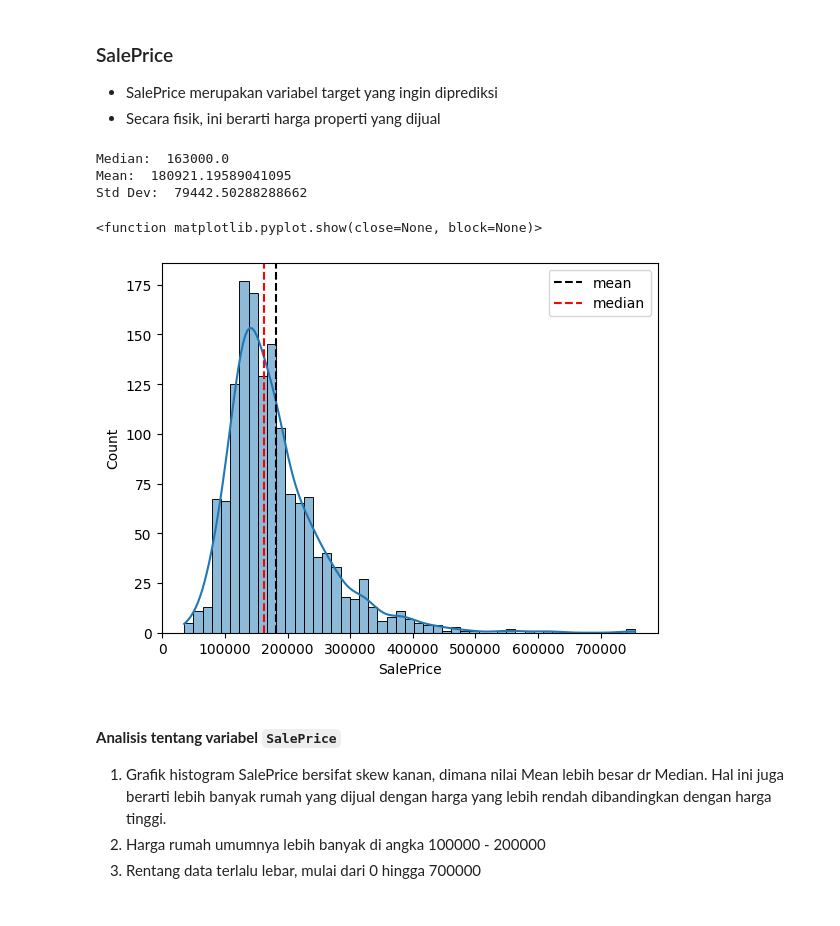
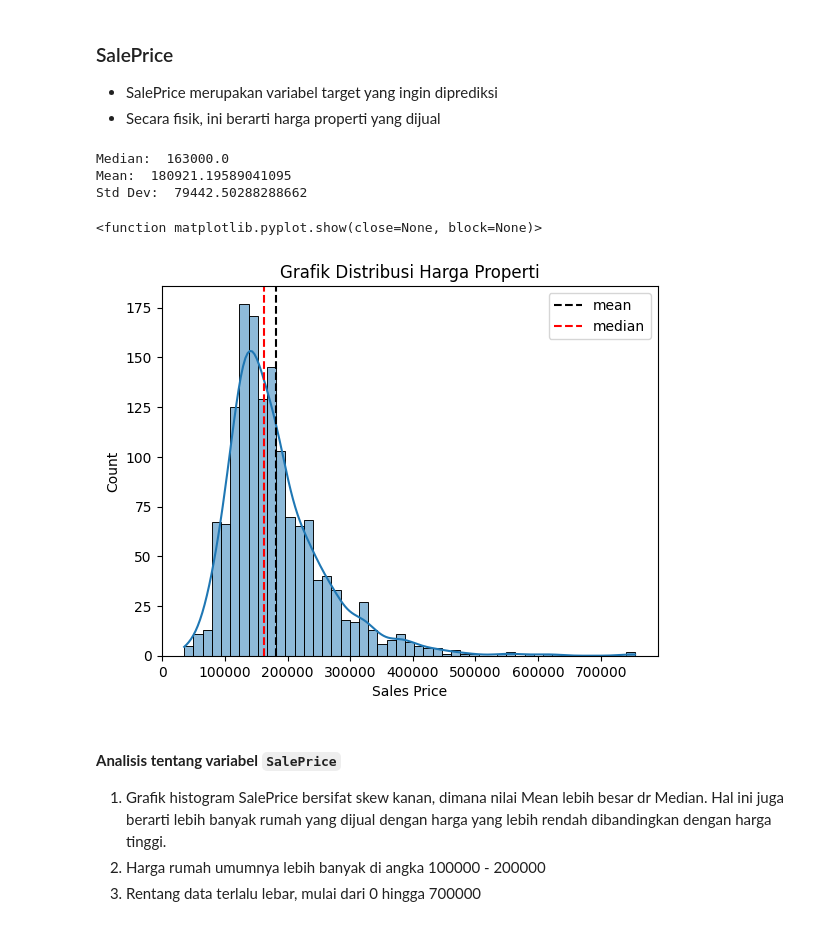
Before and after one commit to ganiandoko/DataScience-FinalProject-KelasWork, a Jupyter notebook: Case_02_Housing_Price.ipynb, the cells around one changed output. Drawn from its saved outputs; the diff is of its cells as text; code cells hidden in the pictures.

```diff
--- a/Case_02_Housing_Price.ipynb
+++ b/Case_02_Housing_Price.ipynb
@@ -247,25 +260,27 @@ Analisa:
 * SalePrice merupakan variabel target yang ingin diprediksi
 * Secara fisik, ini berarti harga properti yang dijual
 # %%
-### Tulis kode Anda di sini
 x = house_numeric['SalePrice']
 sns.histplot (x, kde = True)
+plt.title ("Grafik Distribusi Harga Properti") # Memberi judul pada grafik
+plt.xlabel('Sales Price')
+plt.ylabel('Count')
 line1 = plt.axvline(x.mean(),color = "k", linestyle = "--", label = "mean")
 line2 = plt.axvline(x.median(),color = "r",linestyle = "--", label = "median")
 first_legend = plt.legend(handles = [line1,line2],loc=1)
 print ("Median: ", x.median())
 print ("Mean: ", x.mean())
 print ("Std Dev: ", x.std())
 plt.show
 # Median
 # Mean
 # Std Dev
 # %% [output]
 Median:  163000.0
 Mean:  180921.19589041095
 Std Dev:  79442.50288288662
 <function matplotlib.pyplot.show(close=None, block=None)>
-[figure, old version]
+[figure, new version]
 # %% [markdown]
 #### **Analisis tentang variabel `SalePrice`**
 1. Grafik histogram SalePrice bersifat skew kanan, dimana nilai Mean lebih besar dr Median. Hal ini juga berarti lebih banyak rumah yang dijual dengan harga yang lebih rendah dibandingkan dengan harga tinggi.
```
Also changed, not shown: parts of 20 cells of this notebook, 1 other file.
